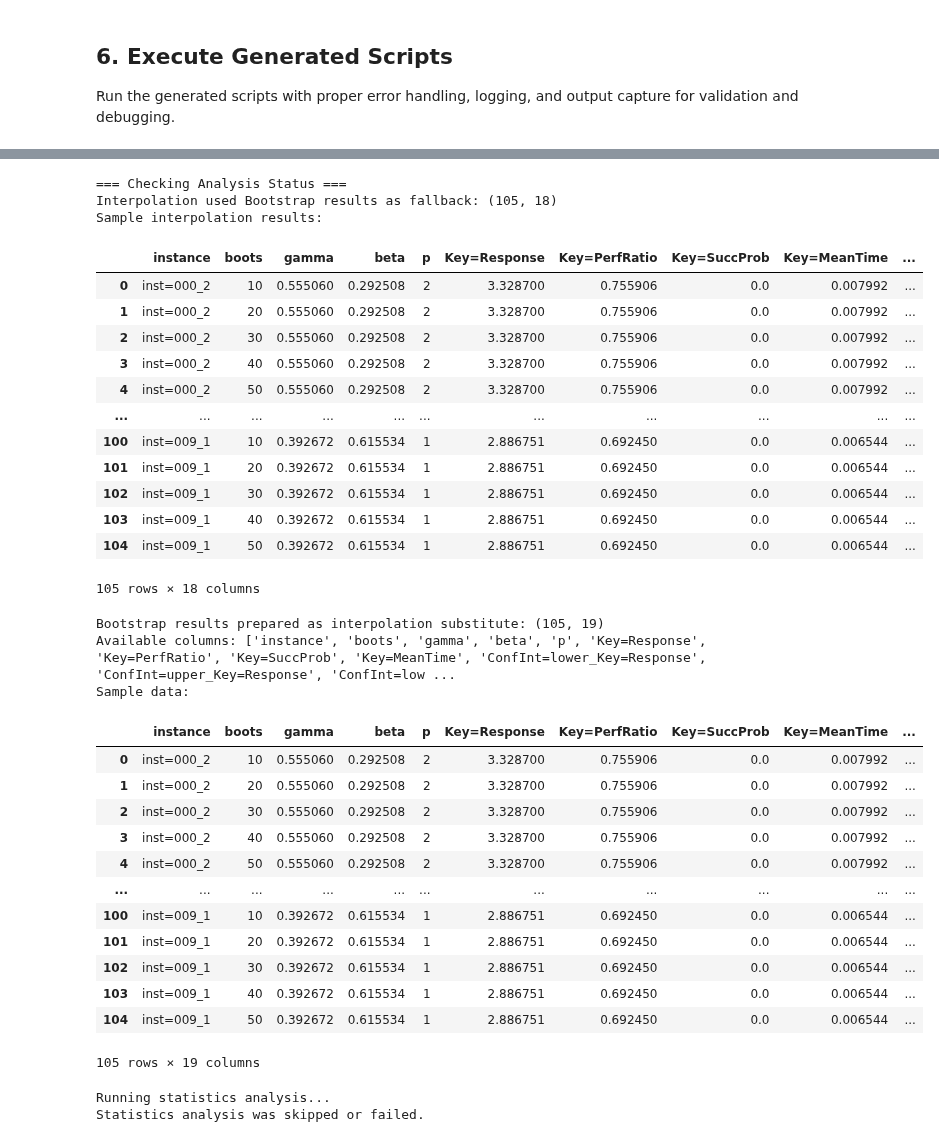
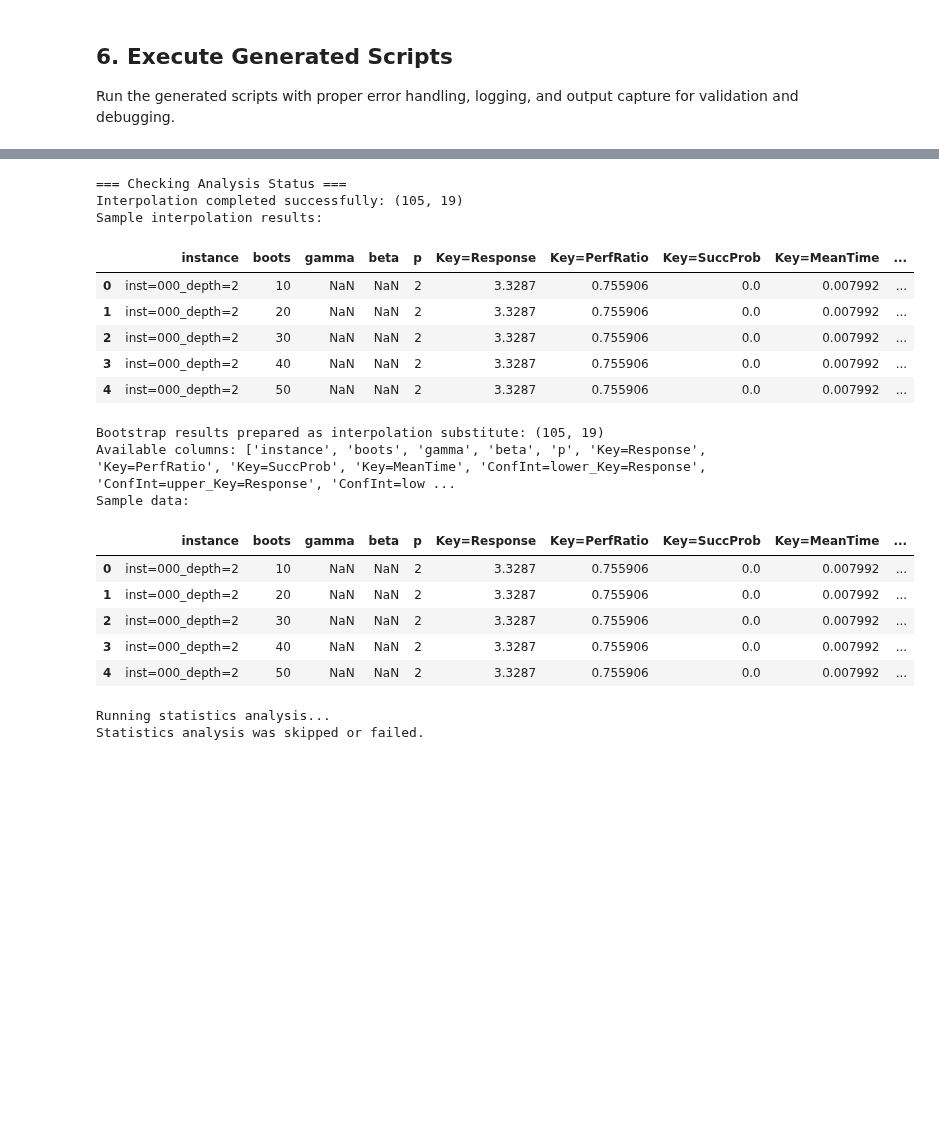
Before and after one commit to bernalde/stochastic-benchmark, a Jupyter notebook: examples/IBM_QAOA/ibm_qaoa_analysis.ipynb, the cells around one changed output, grey strips where cells are left out. Saved outputs shown, nothing was run; the diff lists cells and outputs as text; code cells hidden in the pictures; blank space fills up the shorter version.

```diff
--- a/examples/IBM_QAOA/ibm_qaoa_analysis.ipynb
+++ b/examples/IBM_QAOA/ibm_qaoa_analysis.ipynb
@@ -46,3 +49,14 @@ print("Libraries imported successfully!")
 %autoreload 2
 # %% [output]
 Libraries imported successfully!
+# %%
+# Process QAOA data using the external script
+# This handles JSON parsing, DataFrame conversion, Bootstrap, and Interpolation
+sb, agg_df = ibm_qaoa_processing.process_qaoa_data(
+    json_pattern="R3R/*.json",
+    output_dir="exp_raw"
+)
+
+# Display the aggregated results
+print(f"Processed {len(agg_df)} rows of aggregated data")
+display(agg_df.head())
@@ -1172,64 +150,50 @@ Using bootstrap results as fallback...
 # %%
 # Check interpolation status and provide alternative if needed
 print("\n=== Checking Analysis Status ===")
 
 # Check if interpolation completed successfully
-if sb.interp_results.equals(combined_bs_results) is True:
+if hasattr(sb, 'bs_results') and sb.bs_results is not None and sb.interp_results.equals(sb.bs_results):
     print(f"Interpolation used Bootstrap results as fallback: {sb.interp_results.shape}")
     print("Sample interpolation results:")
-    display(sb.interp_results)
+    display(sb.interp_results.head())
 
 elif hasattr(sb, 'interp_results') and sb.interp_results is not None:
     print(f"Interpolation completed successfully: {sb.interp_results.shape}")
     print("Sample interpolation results:")
-    display(sb.interp_results)
+    display(sb.interp_results.head())
 else:
     print("No bootstrap results available - analysis cannot continue")
 
 # Add train/test split column if missing
 if 'train' not in sb.interp_results.columns: # Train is 1, test is 0
     # Simple random train/test split
     np.random.seed(42)
     train_mask = np.random.random(len(sb.interp_results)) < 0.8
     sb.interp_results['train'] = train_mask.astype(int)
 
 print(f"Bootstrap results prepared as interpolation substitute: {sb.interp_results.shape}")
 print("Available columns:", list(sb.interp_results.columns))
 print("Sample data:")
-display(sb.interp_results)
+display(sb.interp_results.head())
 # %% [output]
 === Checking Analysis Status ===
-Interpolation used Bootstrap results as fallback: (105, 18)
+Interpolation completed successfully: (105, 19)
 Sample interpolation results:
 |  | instance | boots | gamma | beta | p | Key=Response | Key=PerfRatio | Key=SuccProb | Key=MeanTime | ... |
-| 0 | inst=000_2 | 10 | 0.555060 | 0.292508 | 2 | 3.328700 | 0.755906 | 0.0 | 0.007992 | ... |
-| 1 | inst=000_2 | 20 | 0.555060 | 0.292508 | 2 | 3.328700 | 0.755906 | 0.0 | 0.007992 | ... |
-| 2 | inst=000_2 | 30 | 0.555060 | 0.292508 | 2 | 3.328700 | 0.755906 | 0.0 | 0.007992 | ... |
-| 3 | inst=000_2 | 40 | 0.555060 | 0.292508 | 2 | 3.328700 | 0.755906 | 0.0 | 0.007992 | ... |
-| 4 | inst=000_2 | 50 | 0.555060 | 0.292508 | 2 | 3.328700 | 0.755906 | 0.0 | 0.007992 | ... |
-| ... | ... | ... | ... | ... | ... | ... | ... | ... | ... | ... |
-| 100 | inst=009_1 | 10 | 0.392672 | 0.615534 | 1 | 2.886751 | 0.692450 | 0.0 | 0.006544 | ... |
-| 101 | inst=009_1 | 20 | 0.392672 | 0.615534 | 1 | 2.886751 | 0.692450 | 0.0 | 0.006544 | ... |
-| 102 | inst=009_1 | 30 | 0.392672 | 0.615534 | 1 | 2.886751 | 0.692450 | 0.0 | 0.006544 | ... |
-| 103 | inst=009_1 | 40 | 0.392672 | 0.615534 | 1 | 2.886751 | 0.692450 | 0.0 | 0.006544 | ... |
-| 104 | inst=009_1 | 50 | 0.392672 | 0.615534 | 1 | 2.886751 | 0.692450 | 0.0 | 0.006544 | ... |
+| 0 | inst=000_depth=2 | 10 | NaN | NaN | 2 | 3.3287 | 0.755906 | 0.0 | 0.007992 | ... |
+| 1 | inst=000_depth=2 | 20 | NaN | NaN | 2 | 3.3287 | 0.755906 | 0.0 | 0.007992 | ... |
+| 2 | inst=000_depth=2 | 30 | NaN | NaN | 2 | 3.3287 | 0.755906 | 0.0 | 0.007992 | ... |
+| 3 | inst=000_depth=2 | 40 | NaN | NaN | 2 | 3.3287 | 0.755906 | 0.0 | 0.007992 | ... |
+| 4 | inst=000_depth=2 | 50 | NaN | NaN | 2 | 3.3287 | 0.755906 | 0.0 | 0.007992 | ... |
-105 rows × 18 columns
+Bootstrap results prepared as interpolation substitute: (105, 19)
+Available columns: ['instance', 'boots', 'gamma', 'beta', 'p', 'Key=Response', 'Key=PerfRatio', 'Key=SuccProb', 'Key=MeanTime', 'ConfInt=lower_Key=Response', 'ConfInt=upper_Key=Response', 'ConfInt=low ...
+Sample data:
-Bootstrap results prepared as interpolation substitute: (105, 19)
-Available columns: ['instance', 'boots', 'gamma', 'beta', 'p', 'Key=Response', 'Key=PerfRatio', 'Key=SuccProb', 'Key=MeanTime', 'ConfInt=lower_Key=Response', 'ConfInt=upper_Key=Response', 'ConfInt=low ...
-Sample data:
 |  | instance | boots | gamma | beta | p | Key=Response | Key=PerfRatio | Key=SuccProb | Key=MeanTime | ... |
-| 0 | inst=000_2 | 10 | 0.555060 | 0.292508 | 2 | 3.328700 | 0.755906 | 0.0 | 0.007992 | ... |
-| 1 | inst=000_2 | 20 | 0.555060 | 0.292508 | 2 | 3.328700 | 0.755906 | 0.0 | 0.007992 | ... |
-| 2 | inst=000_2 | 30 | 0.555060 | 0.292508 | 2 | 3.328700 | 0.755906 | 0.0 | 0.007992 | ... |
-| 3 | inst=000_2 | 40 | 0.555060 | 0.292508 | 2 | 3.328700 | 0.755906 | 0.0 | 0.007992 | ... |
-| 4 | inst=000_2 | 50 | 0.555060 | 0.292508 | 2 | 3.328700 | 0.755906 | 0.0 | 0.007992 | ... |
-| ... | ... | ... | ... | ... | ... | ... | ... | ... | ... | ... |
-| 100 | inst=009_1 | 10 | 0.392672 | 0.615534 | 1 | 2.886751 | 0.692450 | 0.0 | 0.006544 | ... |
-| 101 | inst=009_1 | 20 | 0.392672 | 0.615534 | 1 | 2.886751 | 0.692450 | 0.0 | 0.006544 | ... |
-| 102 | inst=009_1 | 30 | 0.392672 | 0.615534 | 1 | 2.886751 | 0.692450 | 0.0 | 0.006544 | ... |
-| 103 | inst=009_1 | 40 | 0.392672 | 0.615534 | 1 | 2.886751 | 0.692450 | 0.0 | 0.006544 | ... |
-| 104 | inst=009_1 | 50 | 0.392672 | 0.615534 | 1 | 2.886751 | 0.692450 | 0.0 | 0.006544 | ... |
+| 0 | inst=000_depth=2 | 10 | NaN | NaN | 2 | 3.3287 | 0.755906 | 0.0 | 0.007992 | ... |
+| 1 | inst=000_depth=2 | 20 | NaN | NaN | 2 | 3.3287 | 0.755906 | 0.0 | 0.007992 | ... |
+| 2 | inst=000_depth=2 | 30 | NaN | NaN | 2 | 3.3287 | 0.755906 | 0.0 | 0.007992 | ... |
+| 3 | inst=000_depth=2 | 40 | NaN | NaN | 2 | 3.3287 | 0.755906 | 0.0 | 0.007992 | ... |
+| 4 | inst=000_depth=2 | 50 | NaN | NaN | 2 | 3.3287 | 0.755906 | 0.0 | 0.007992 | ... |
-105 rows × 19 columns
 # %%
 # Set up and run statistics
 print("Running statistics analysis...")
```
Also changed, not shown: parts of 15 cells of this notebook.
